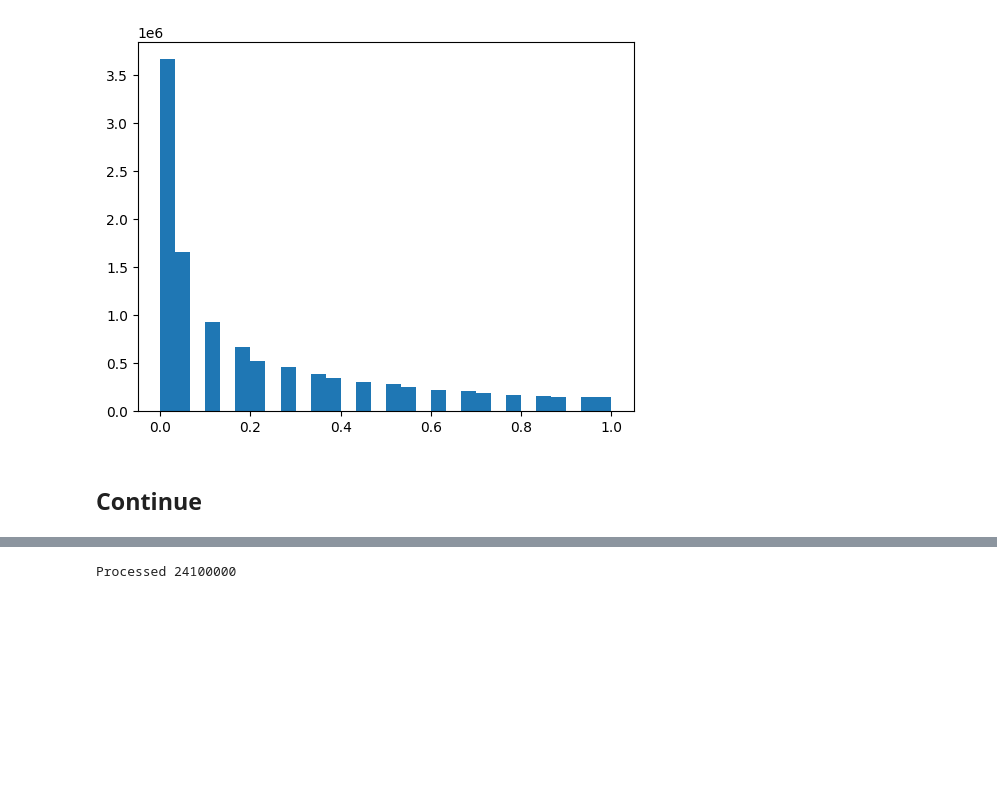
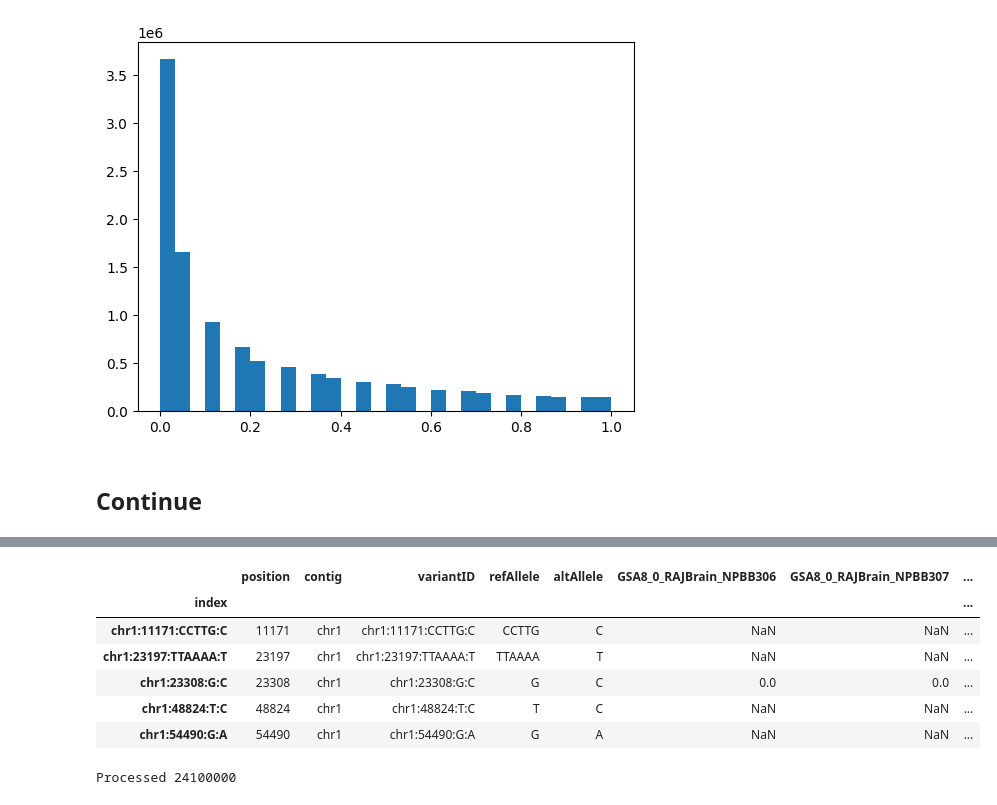
Before and after one commit to daklab/poolqtl, a Jupyter notebook: src/ariana_round2.ipynb, the cells around one changed output, grey strips where cells are left out. Drawn from its saved outputs; the diff is of its cells as text; code cells hidden in the pictures; blank space fills up the shorter version.

```diff
--- a/src/ariana_round2.ipynb
+++ b/src/ariana_round2.ipynb
@@ -312,3 +356,14 @@ gc.collect()
+# %%
+geno = pd.read_feather("/home/dmeyer/projects/bqtls/SecondRound_bQTLs/VCF_files/feathers/merged_ancestries_microglia.feather").set_index('index')
+geno.head()
+# %% [output]
+|  | position | contig | variantID | refAllele | altAllele | GSA8_0_RAJBrain_NPBB306 | GSA8_0_RAJBrain_NPBB307 | ... |
+| index |  |  |  |  |  |  |  | ... |
+| chr1:11171:CCTTG:C | 11171 | chr1 | chr1:11171:CCTTG:C | CCTTG | C | NaN | NaN | ... |
+| chr1:23197:TTAAAA:T | 23197 | chr1 | chr1:23197:TTAAAA:T | TTAAAA | T | NaN | NaN | ... |
+| chr1:23308:G:C | 23308 | chr1 | chr1:23308:G:C | G | C | 0.0 | 0.0 | ... |
+| chr1:48824:T:C | 48824 | chr1 | chr1:48824:T:C | T | C | NaN | NaN | ... |
+| chr1:54490:G:A | 54490 | chr1 | chr1:54490:G:A | G | A | NaN | NaN | ... |
 # %%
 geno = io_utils.loadGenotypes(
     '/home/dmeyer/projects/bqtls/SecondRound_bQTLs/VCF_files/bgzipped_vcfs/merged_ancestries_microglia.vcf.gz',
```
Also changed, not shown: parts of 16 cells of this notebook, 1 other file.
